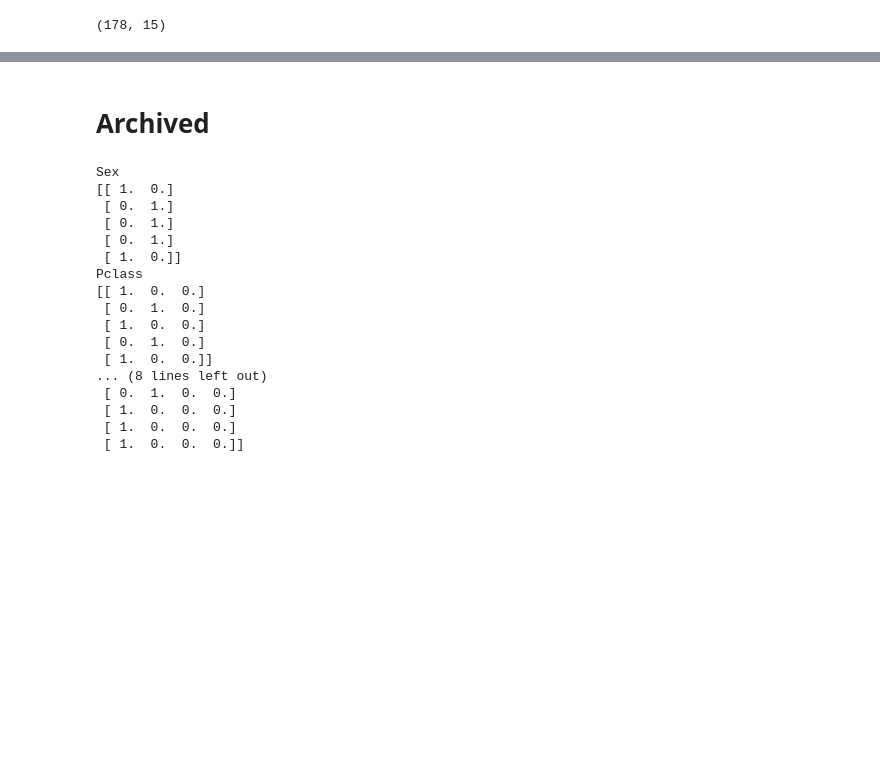
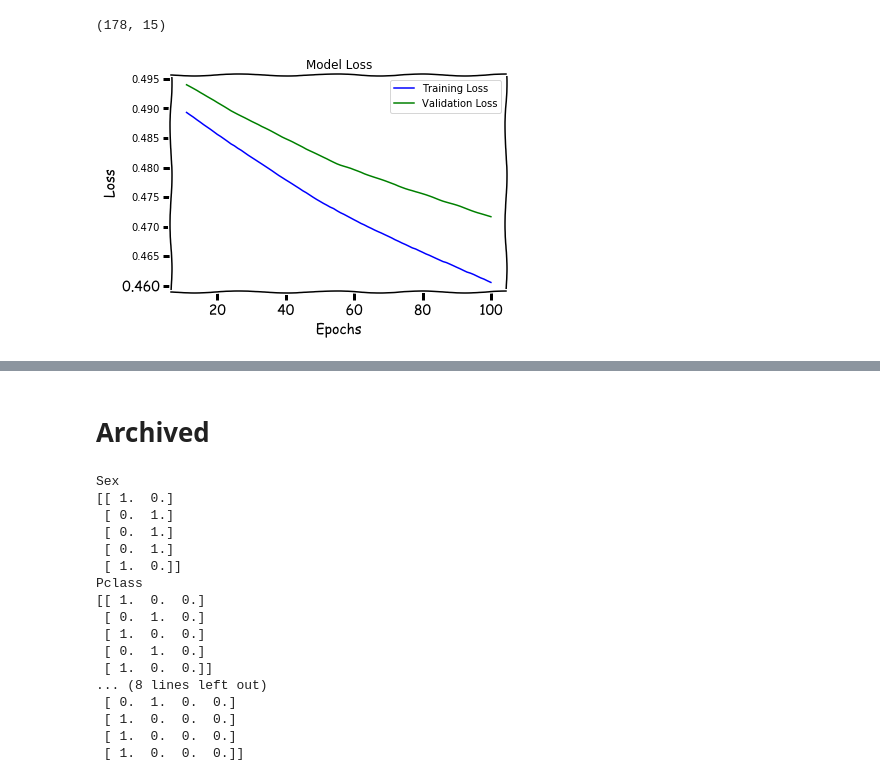
Before and after one commit to whyboris/ml-with-python-and-keras, a Jupyter notebook: titanic/titanic.ipynb, the cells around one changed output, grey strips where cells are left out. Cells and saved outputs as stored; diff of their text form; code cells hidden in the pictures; blank space fills up the shorter version.

```diff
--- a/titanic/titanic.ipynb
+++ b/titanic/titanic.ipynb
@@ -660,4 +671,11 @@ history_final = model_new.fit([x_cat, x_num],
                                 verbose=0,
                                 batch_size=128,
                                 validation_data=([x_cat_val, x_num_val], y_validation))
+# %%
+train = smooth_curve(history_final.history['loss'])
+validation = smooth_curve(history_final.history['val_loss'])
+
+plot_this(train, validation, 'Loss')
+# %% [output]
+[figure, added]
 # %%
```
Also changed, not shown: parts of 12 cells of this notebook.
